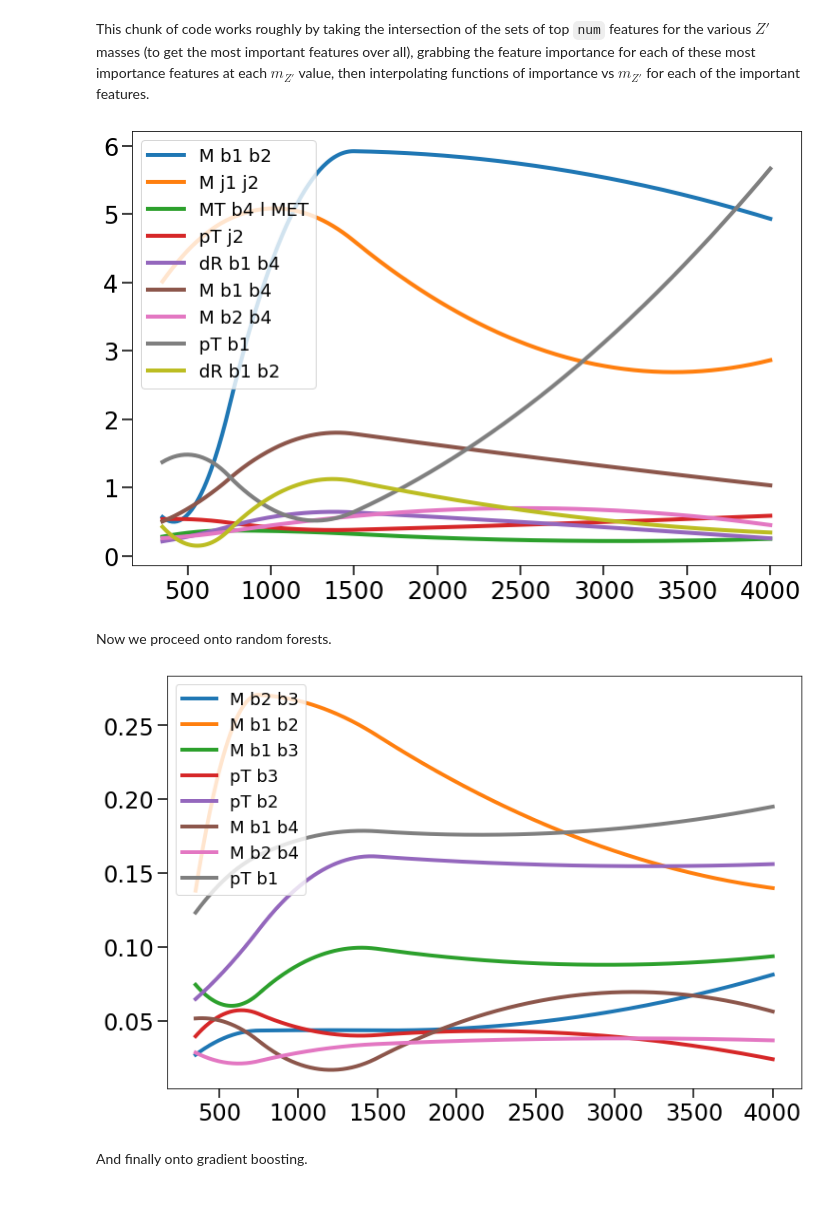
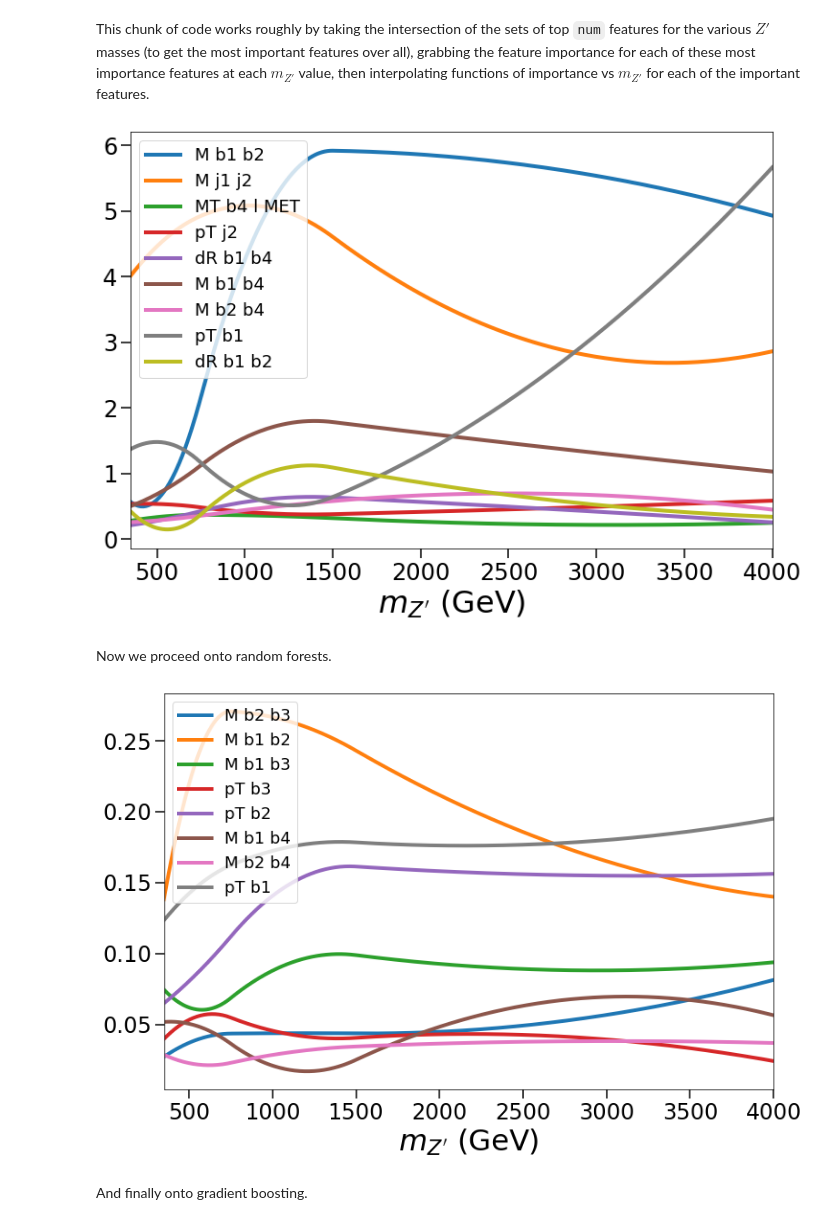
Before and after one commit to sheride/bcml4pheno, a Jupyter notebook: full_example.ipynb, the cells around one changed output. Saved outputs shown, nothing was run; the diff lists cells and outputs as text; code cells hidden in the pictures.

```diff
--- a/full_example.ipynb
+++ b/full_example.ipynb
@@ -828,8 +872,11 @@ with plt.rc_context(get_settings()):
     for f, feature in zip(lr_fs, lr_best_features):
         plt.plot(sample_masses, f(sample_masses), label=feature)
     plt.legend()
+    plt.xlabel(r"$m_{Z'}$ (GeV)")
+    plt.xlim(masses[0], masses[-1])
+    plt.savefig('./images/full_example/log_reg_features', dpi=200, bbox_inches='tight')
 # %% [output]
-[figure, old version]
+[figure, new version]
 # %% [markdown]
 Now we proceed onto random forests.
 # %%
@@ -844,11 +891,14 @@ rf_fs = [scipy.interpolate.interp1d(masses, np.abs(importances), kind='quadratic
 # %%
 sample_masses = np.linspace(masses[0], masses[-1], 500)
 with plt.rc_context(get_settings()):
     for f, feature in zip(rf_fs, rf_best_features):
         plt.plot(sample_masses, f(sample_masses), label=feature)
     plt.legend()
+    plt.xlabel(r"$m_{Z'}$ (GeV)")
+    plt.xlim(masses[0], masses[-1])
+    plt.savefig('./images/full_example/rand_forest_features', dpi=200, bbox_inches='tight')
 # %% [output]
-[figure, old version]
+[figure, new version]
 # %% [markdown]
 And finally onto gradient boosting.
 # %%
```
Also changed, not shown: parts of 33 cells of this notebook, 37 other files.
